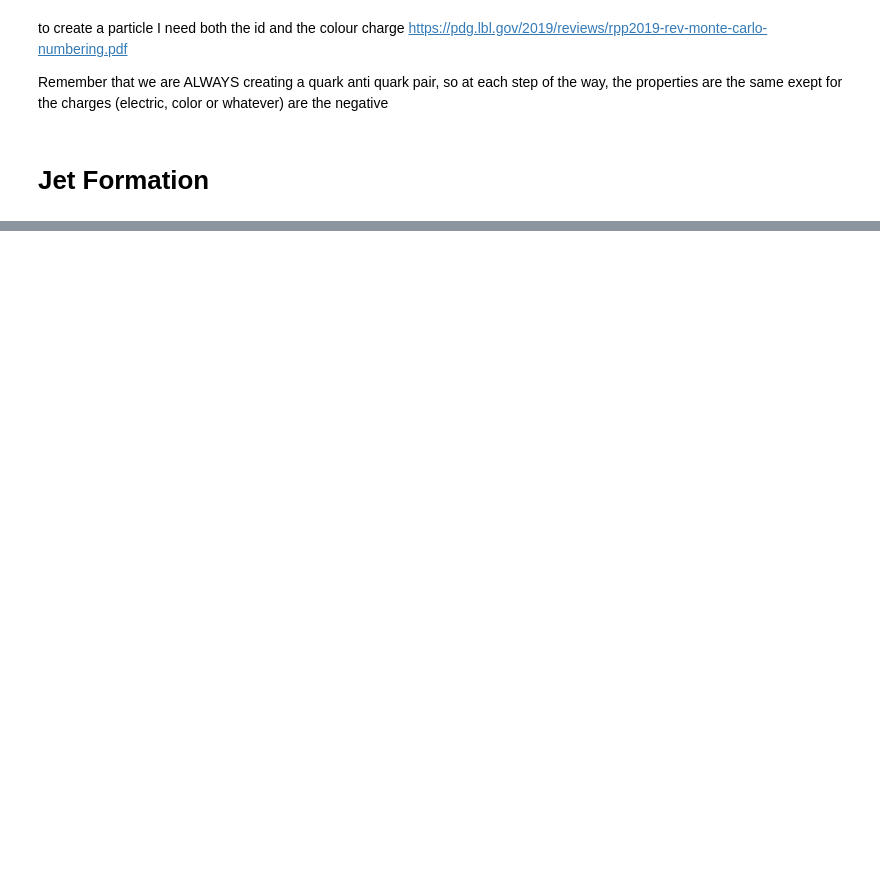
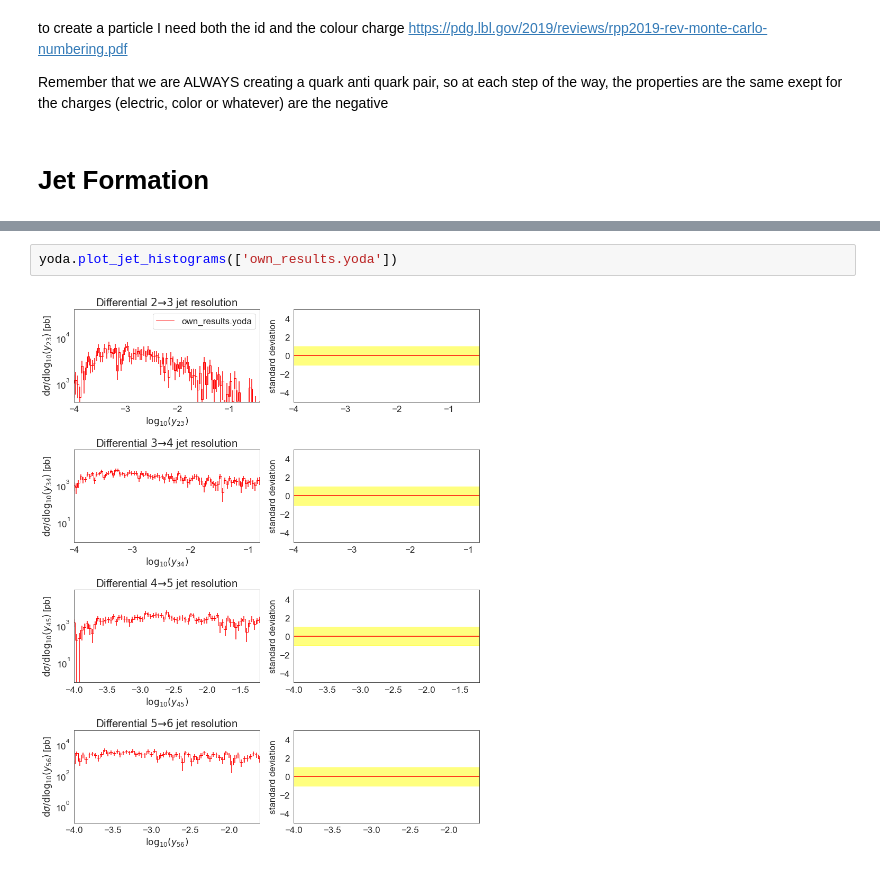
Before and after one commit to Ssalazar12/Physics, a Jupyter notebook: montecarlo_qcd/problem_1_montecarlo.ipynb, the cells around one changed output, grey strips where cells are left out. Saved outputs shown, nothing was run; the diff lists cells and outputs as text; blank space fills up the shorter version.

```diff
--- a/montecarlo_qcd/problem_1_montecarlo.ipynb
+++ b/montecarlo_qcd/problem_1_montecarlo.ipynb
@@ -641,0 +633,4 @@ yij_list = [clustering_algorithm.Yij(pair_[0],pair_[1]) for pair_ in combination
+# %%
+yoda.plot_jet_histograms(['own_results.yoda'])
+# %% [output]
+[figure, added]
```
Also changed, not shown: parts of 17 cells of this notebook.
